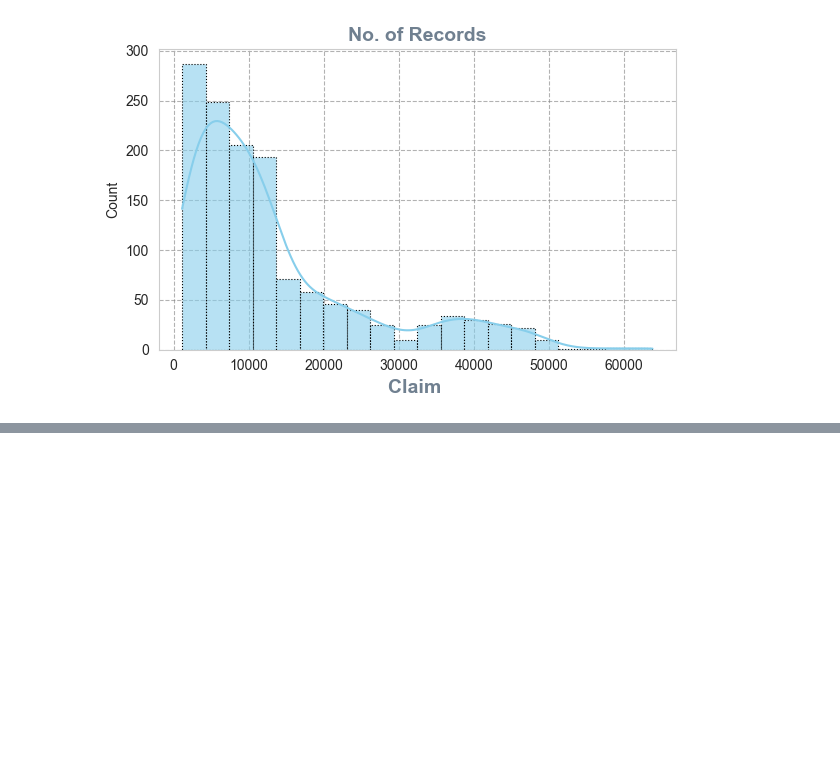
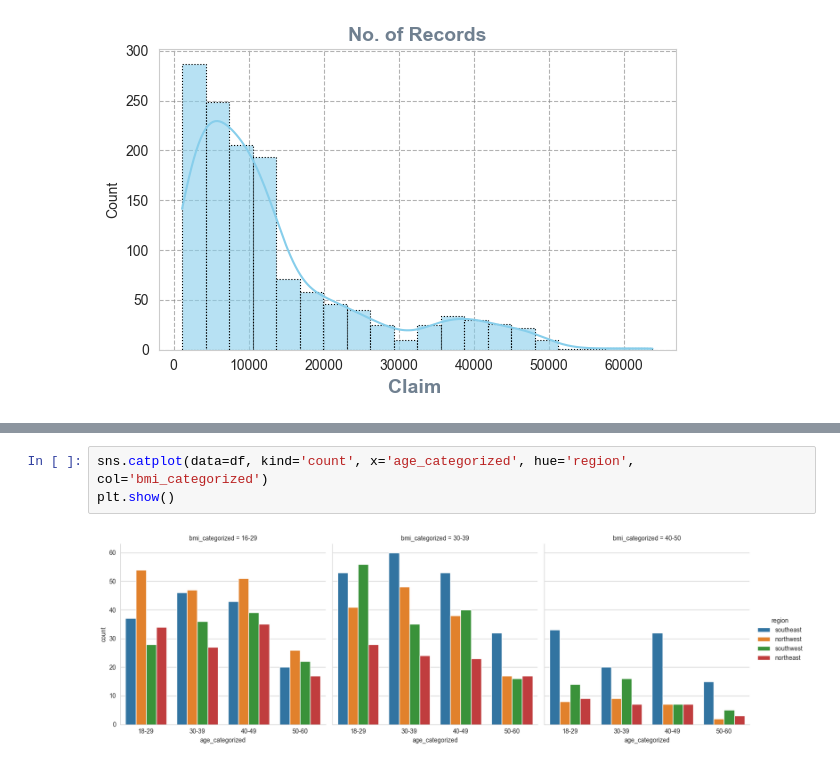
Before and after one commit to SaurabhSSB/medical-expense-analysis, a Jupyter notebook: 2_eda.ipynb, the cells around one changed output, grey strips where cells are left out. Cells and saved outputs as stored; diff of their text form; blank space fills up the shorter version.

```diff
--- a/2_eda.ipynb
+++ b/2_eda.ipynb
@@ -547,0 +622,5 @@ plt.show()
+# %%
+sns.catplot(data=df, kind='count', x='age_categorized', hue='region', col='bmi_categorized')
+plt.show()
+# %% [output]
+[figure, added]
```
Also changed, not shown: parts of 11 cells of this notebook.
